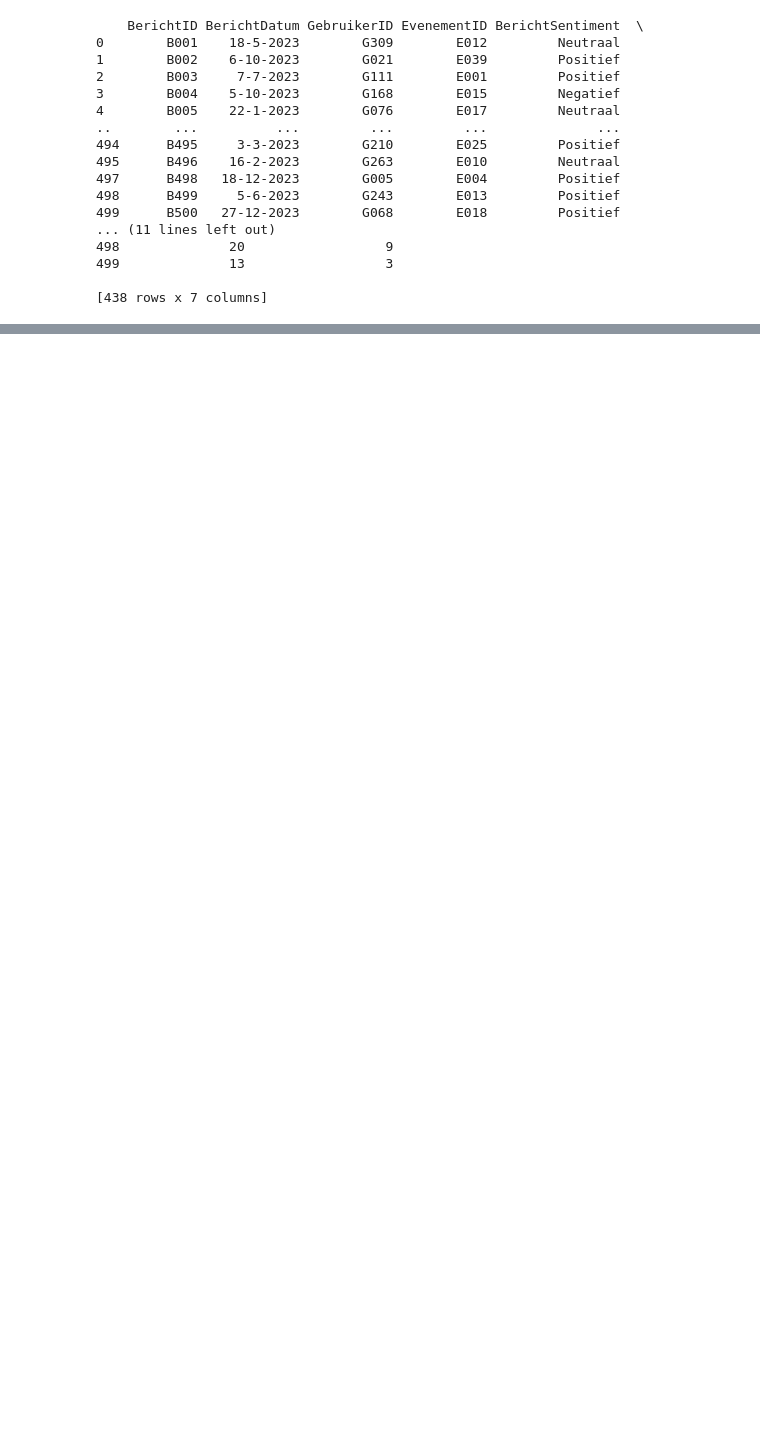
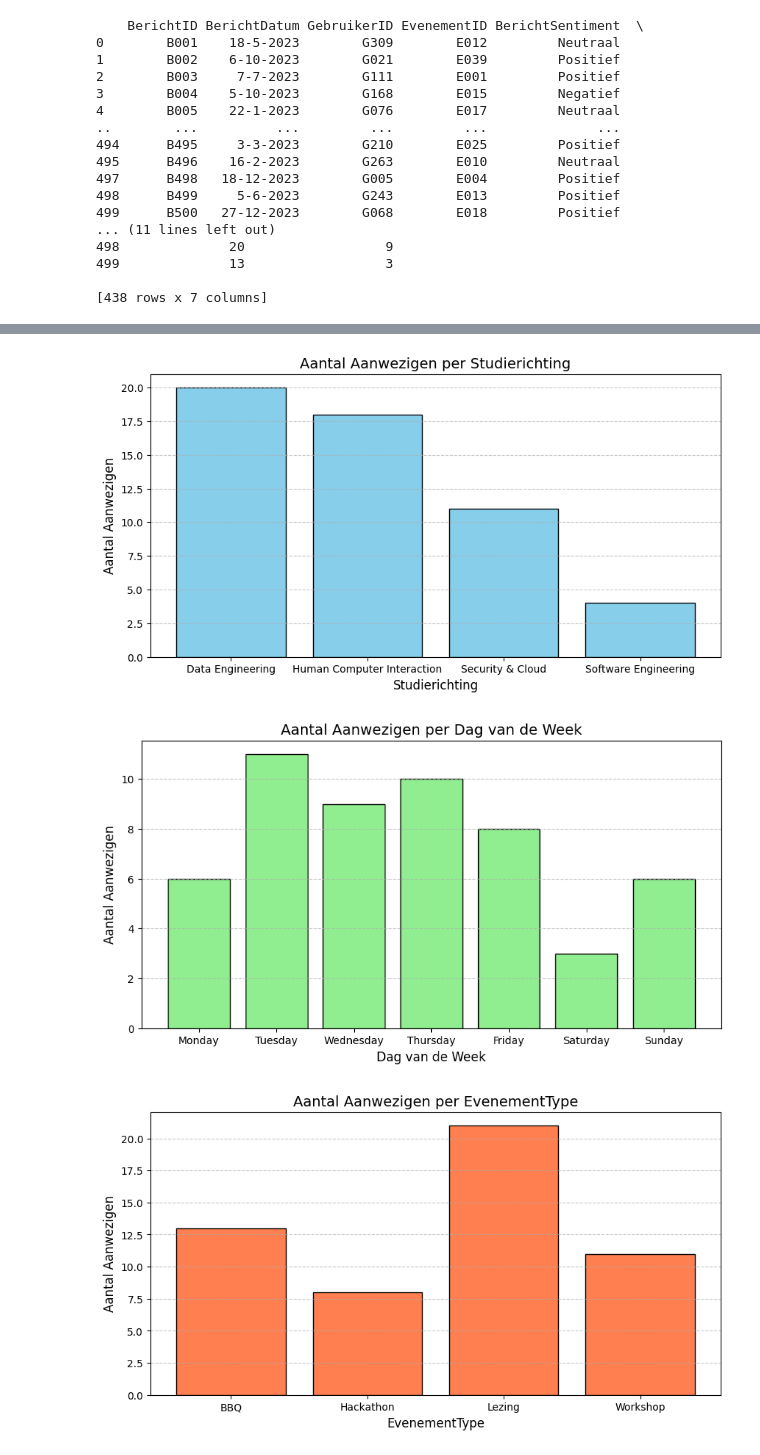
Before and after one commit to MikaBeee/Victuz-ML-model, a Jupyter notebook: datafilter.ipynb, the cells around one changed output, grey strips where cells are left out. Cells and saved outputs as stored; diff of their text form; code cells hidden in the pictures; blank space fills up the shorter version.

```diff
--- a/datafilter.ipynb
+++ b/datafilter.ipynb
@@ -34,3 +47,8 @@ Length: 320, dtype: bool
+# %%
+gebruikersinformatie['Studierichting'] = gebruikersinformatie['Studierichting'].str.strip().str.lower()
+
+# Optioneel: Als je liever een hoofdletter aan het begin van elk woord wilt (zoals 'Economie' in plaats van 'economie')
+gebruikersinformatie['Studierichting'] = gebruikersinformatie['Studierichting'].str.title()
 # %%
 # Filter rows where conditions are met
 merged_data = pd.merge(
@@ -223,0 +191,66 @@ gebruikersinformatie
+# %%
+berichtinteracties_met_sentiment
+evenementaanwezigheid
+evenementinformatie
+gebruikersinformatie
+data = pd.merge(berichtinteracties_met_sentiment, evenementaanwezigheid, on=['EvenementID', 'GebruikerID'])
+data = pd.merge(data, evenementinformatie, on='EvenementID')
+data = pd.merge(data, gebruikersinformatie, on='GebruikerID')
+# %%
+# Zorg ervoor dat de datumkolommen datetime objects zijn
+data['EvenementDatum'] = pd.to_datetime(data['EvenementDatum'])
+
+# Voeg een kolom toe voor de dag van de week
+data['DagVanDeWeek'] = data['EvenementDatum'].dt.day_name()
+
+# --- Analyse op Studierichting ---
+# Gemiddelde opkomst per opleiding
+studierichting_opkomst = data.groupby('Studierichting')['Aanwezigheidsstatus'].apply(lambda x: (x == 'Bijgewoond').sum()).reset_index()
+studierichting_opkomst.columns = ['Studierichting', 'Aantal Aanwezigen']
+
+# --- Analyse op Dag van de Week ---
+# Gemiddelde opkomst per dag van de week
+dag_opkomst = data.groupby('DagVanDeWeek')['Aanwezigheidsstatus'].apply(lambda x: (x == 'Bijgewoond').sum()).reset_index()
+dag_opkomst.columns = ['DagVanDeWeek', 'Aantal Aanwezigen']
+
+# Sorteer de dagen van de week
+dag_volgorde = ['Monday', 'Tuesday', 'Wednesday', 'Thursday', 'Friday', 'Saturday', 'Sunday']
+dag_opkomst['DagVanDeWeek'] = pd.Categorical(dag_opkomst['DagVanDeWeek'], categories=dag_volgorde, ordered=True)
+dag_opkomst = dag_opkomst.sort_values('DagVanDeWeek')
+
+# --- Visualisaties ---
+# 1. Visualiseer opkomst per opleiding
+plt.figure(figsize=(10, 5))
+plt.bar(studierichting_opkomst['Studierichting'], studierichting_opkomst['Aantal Aanwezigen'], color='skyblue', edgecolor='black')
+plt.title('Aantal Aanwezigen per Studierichting', fontsize=14)
+plt.xlabel('Studierichting', fontsize=12)
+plt.ylabel('Aantal Aanwezigen', fontsize=12)
+plt.grid(axis='y', linestyle='--', alpha=0.7)
+plt.show()
+
+# 2. Visualiseer opkomst per dag van de week
+plt.figure(figsize=(10, 5))
+plt.bar(dag_opkomst['DagVanDeWeek'], dag_opkomst['Aantal Aanwezigen'], color='lightgreen', edgecolor='black')
+plt.title('Aantal Aanwezigen per Dag van de Week', fontsize=14)
+plt.xlabel('Dag van de Week', fontsize=12)
+plt.ylabel('Aantal Aanwezigen', fontsize=12)
+plt.grid(axis='y', linestyle='--', alpha=0.7)
+plt.show()
+
+# --- Analyse op EvenementType ---
+# Groepeer de data per EvenementType en bereken het aantal aanwezigen
+evenementtype_opkomst = data.groupby('EvenementType')['Aanwezigheidsstatus'].apply(lambda x: (x == 'Bijgewoond').sum()).reset_index()
+evenementtype_opkomst.columns = ['EvenementType', 'Aantal Aanwezigen']
+
+# --- Visualisatie ---
+plt.figure(figsize=(10, 5))
+plt.bar(evenementtype_opkomst['EvenementType'], evenementtype_opkomst['Aantal Aanwezigen'], color='coral', edgecolor='black')
+plt.title('Aantal Aanwezigen per EvenementType', fontsize=14)
+plt.xlabel('EvenementType', fontsize=12)
+plt.ylabel('Aantal Aanwezigen', fontsize=12)
+plt.grid(axis='y', linestyle='--', alpha=0.7)
+plt.show()
+# %% [output]
+[figure, added]
+[figure, added]
+[figure, added]
```
Also changed, not shown: parts of 12 cells of this notebook.
